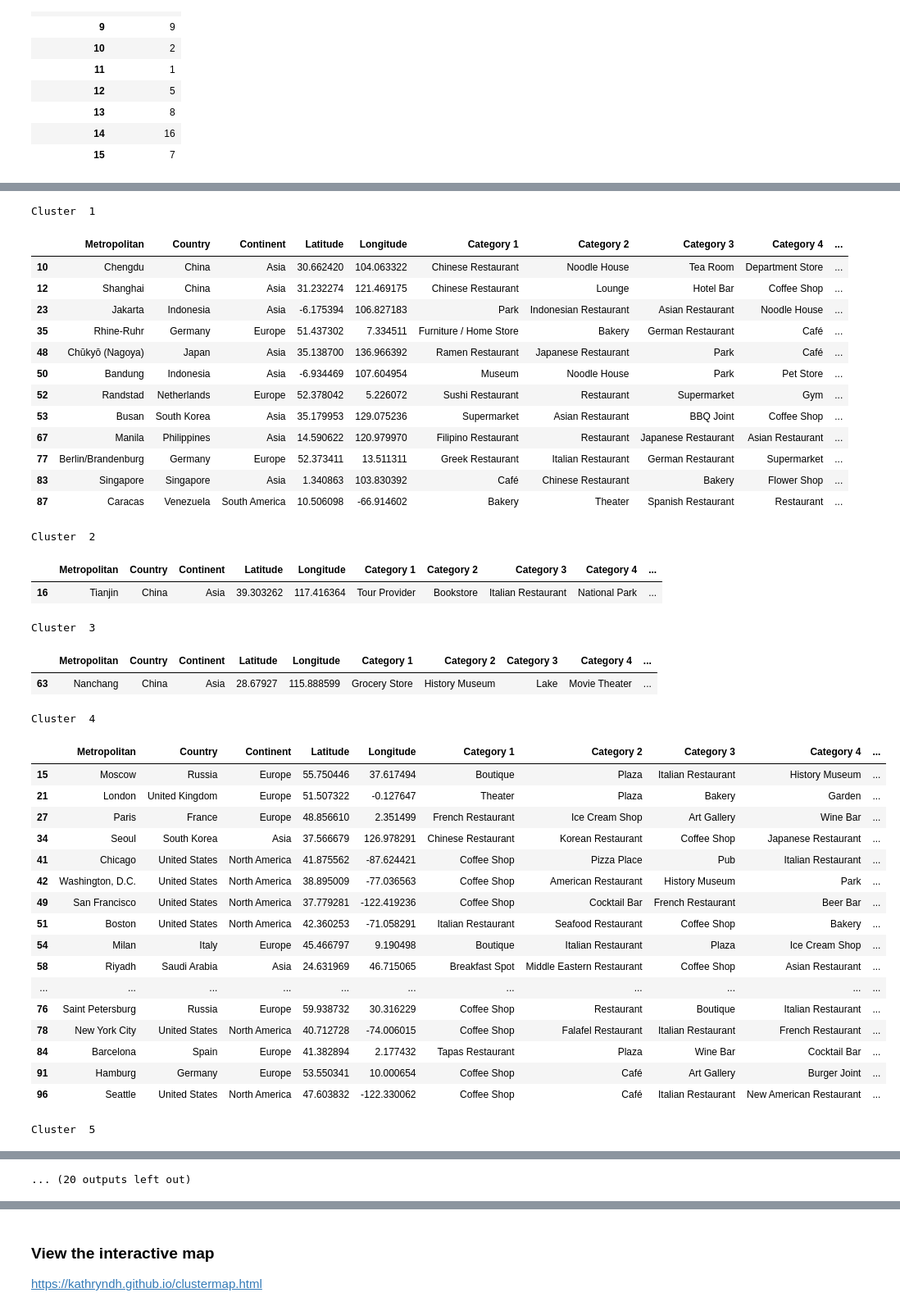
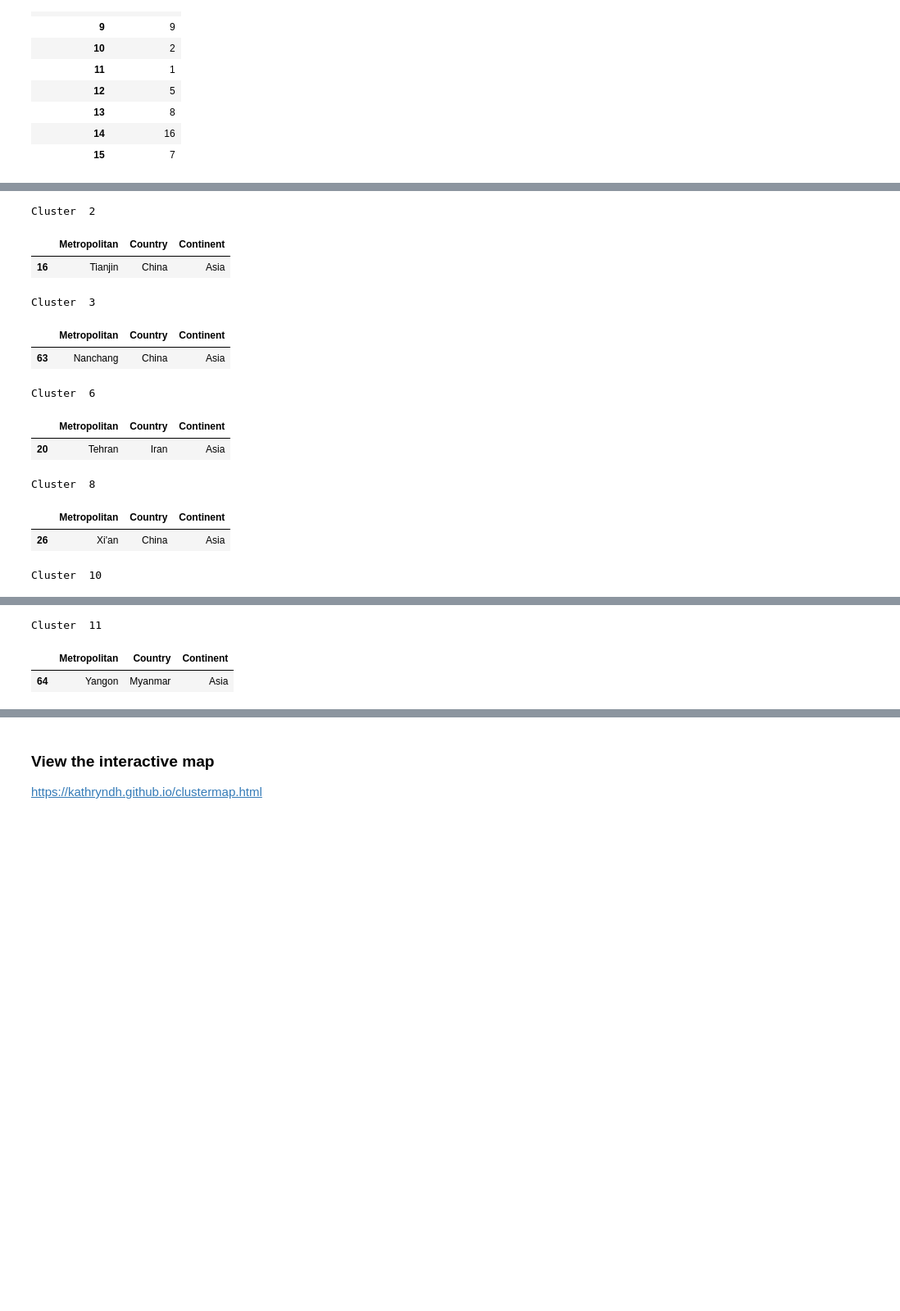
Before and after one commit to KathrynDH/Battle-of-the-Neighborhoods-FinalProject, a Jupyter notebook: Explore the Clusters.ipynb, the cells around one changed output, grey strips where cells are left out. Shown at 82% size. Cells and saved outputs as stored; diff of their text form; code cells hidden in the pictures; blank space fills up the shorter version.

```diff
--- a/Explore the Clusters.ipynb
+++ b/Explore the Clusters.ipynb
@@ -56,3 +38,9 @@ df.head()
 | 2 | Mexico City | Mexico | North America | 19.432601 | -99.133342 | Mexican Restaurant | Art Museum | Museum | Arts & Crafts Store | ... |
 | 3 | São Paulo | Brazil | South America | -23.550651 | -46.633382 | Brazilian Restaurant | Japanese Restaurant | Café | Bakery | ... |
 | 4 | Lagos | Nigeria | Africa | 6.455057 | 3.394179 | Lounge | African Restaurant | Bar | Café | ... |
+# %%
+#Import Venue Count dataframe
+obj = resource.Object(bucket_name=bucket, key='VenueCatCount.json').get()
+df_cat = pd.read_json(io.BytesIO(obj['Body'].read()))
+df_cat.sort_index(inplace=True)
+df_cat.head()
@@ -79,3 +75,14 @@ df_count
 | 13 | 8 |
 | 14 | 16 |
 | 15 | 7 |
+# %%
+#Look at the areas and top categories in each cluster containing more than 2 metro areas in the cluster
+dftemp = df.loc[:,['Metropolitan','Cluster Labels']]
+df_New = dftemp.join(df_cat.set_index('Metro'), on='Metropolitan')
+dfR = df_New.groupby('Cluster Labels', as_index=False).sum()
+for i in df_count[df_count['Metropolitan']>2].index:
+    print('Cluster ',i)
+    print('Top 10 venue categpries:')
+    print(*dfR[dfR['Cluster Labels'] == i].drop('Cluster Labels',axis=1).sort_values(by=i, axis = 1, ascending=False).iloc[:,range(10)].columns,sep=', ')
+    with pd.option_context('display.max_rows', None):
+        display(df[df['Cluster Labels']==i].iloc[:,range(3)])
@@ -82,8 +171,7 @@ df_count
 # %%
-#Look at the metro areas in each cluster
-for i in df_count.index:
+#Look at the areas in clusters containing 1 or 2 metro areas in the cluster
+for i in df_count[df_count['Metropolitan']<=2].index:
     print('Cluster ',i)
-    with pd.option_context('display.max_rows', None):
-        display(df[df['Cluster Labels']==i])
+    display(df[df['Cluster Labels']==i].iloc[:,range(3)])
 # %% [output]
 Cluster  0
@@ -92,39 +180,13 @@ Cluster  0
-Cluster  1
+Cluster  2
-|  | Metropolitan | Country | Continent | Latitude | Longitude | Category 1 | Category 2 | Category 3 | Category 4 | ... |
-| 10 | Chengdu | China | Asia | 30.662420 | 104.063322 | Chinese Restaurant | Noodle House | Tea Room | Department Store | ... |
-| 12 | Shanghai | China | Asia | 31.232274 | 121.469175 | Chinese Restaurant | Lounge | Hotel Bar | Coffee Shop | ... |
-| 23 | Jakarta | Indonesia | Asia | -6.175394 | 106.827183 | Park | Indonesian Restaurant | Asian Restaurant | Noodle House | ... |
-| 35 | Rhine-Ruhr | Germany | Europe | 51.437302 | 7.334511 | Furniture / Home Store | Bakery | German Restaurant | Café | ... |
-| 48 | Chūkyō (Nagoya) | Japan | Asia | 35.138700 | 136.966392 | Ramen Restaurant | Japanese Restaurant | Park | Café | ... |
-| 50 | Bandung | Indonesia | Asia | -6.934469 | 107.604954 | Museum | Noodle House | Park | Pet Store | ... |
-| 52 | Randstad | Netherlands | Europe | 52.378042 | 5.226072 | Sushi Restaurant | Restaurant | Supermarket | Gym | ... |
-| 53 | Busan | South Korea | Asia | 35.179953 | 129.075236 | Supermarket | Asian Restaurant | BBQ Joint | Coffee Shop | ... |
-| 67 | Manila | Philippines | Asia | 14.590622 | 120.979970 | Filipino Restaurant | Restaurant | Japanese Restaurant | Asian Restaurant | ... |
-| 77 | Berlin/Brandenburg | Germany | Europe | 52.373411 | 13.511311 | Greek Restaurant | Italian Restaurant | German Restaurant | Supermarket | ... |
-| 83 | Singapore | Singapore | Asia | 1.340863 | 103.830392 | Café | Chinese Restaurant | Bakery | Flower Shop | ... |
-| 87 | Caracas | Venezuela | South America | 10.506098 | -66.914602 | Bakery | Theater | Spanish Restaurant | Restaurant | ... |
+|  | Metropolitan | Country | Continent |
+| 16 | Tianjin | China | Asia |
-Cluster  2
+Cluster  3
-|  | Metropolitan | Country | Continent | Latitude | Longitude | Category 1 | Category 2 | Category 3 | Category 4 | ... |
-| 16 | Tianjin | China | Asia | 39.303262 | 117.416364 | Tour Provider | Bookstore | Italian Restaurant | National Park | ... |
+|  | Metropolitan | Country | Continent |
+| 63 | Nanchang | China | Asia |
-Cluster  3
+Cluster  6
-|  | Metropolitan | Country | Continent | Latitude | Longitude | Category 1 | Category 2 | Category 3 | Category 4 | ... |
-| 63 | Nanchang | China | Asia | 28.67927 | 115.888599 | Grocery Store | History Museum | Lake | Movie Theater | ... |
+|  | Metropolitan | Country | Continent |
+| 20 | Tehran | Iran | Asia |
-Cluster  4
+Cluster  8
-|  | Metropolitan | Country | Continent | Latitude | Longitude | Category 1 | Category 2 | Category 3 | Category 4 | ... |
-| 15 | Moscow | Russia | Europe | 55.750446 | 37.617494 | Boutique | Plaza | Italian Restaurant | History Museum | ... |
-| 21 | London | United Kingdom | Europe | 51.507322 | -0.127647 | Theater | Plaza | Bakery | Garden | ... |
-| 27 | Paris | France | Europe | 48.856610 | 2.351499 | French Restaurant | Ice Cream Shop | Art Gallery | Wine Bar | ... |
-| 34 | Seoul | South Korea | Asia | 37.566679 | 126.978291 | Chinese Restaurant | Korean Restaurant | Coffee Shop | Japanese Restaurant | ... |
-| 41 | Chicago | United States | North America | 41.875562 | -87.624421 | Coffee Shop | Pizza Place | Pub | Italian Restaurant | ... |
-| 42 | Washington, D.C. | United States | North America | 38.895009 | -77.036563 | Coffee Shop | American Restaurant | History Museum | Park | ... |
-| 49 | San Francisco | United States | North America | 37.779281 | -122.419236 | Coffee Shop | Cocktail Bar | French Restaurant | Beer Bar | ... |
-| 51 | Boston | United States | North America | 42.360253 | -71.058291 | Italian Restaurant | Seafood Restaurant | Coffee Shop | Bakery | ... |
-| 54 | Milan | Italy | Europe | 45.466797 | 9.190498 | Boutique | Italian Restaurant | Plaza | Ice Cream Shop | ... |
-| 58 | Riyadh | Saudi Arabia | Asia | 24.631969 | 46.715065 | Breakfast Spot | Middle Eastern Restaurant | Coffee Shop | Asian Restaurant | ... |
-| ... | ... | ... | ... | ... | ... | ... | ... | ... | ... | ... |
-| 76 | Saint Petersburg | Russia | Europe | 59.938732 | 30.316229 | Coffee Shop | Restaurant | Boutique | Italian Restaurant | ... |
-| 78 | New York City | United States | North America | 40.712728 | -74.006015 | Coffee Shop | Falafel Restaurant | Italian Restaurant | French Restaurant | ... |
-| 84 | Barcelona | Spain | Europe | 41.382894 | 2.177432 | Tapas Restaurant | Plaza | Wine Bar | Cocktail Bar | ... |
-| 91 | Hamburg | Germany | Europe | 53.550341 | 10.000654 | Coffee Shop | Café | Art Gallery | Burger Joint | ... |
-| 96 | Seattle | United States | North America | 47.603832 | -122.330062 | Coffee Shop | Café | Italian Restaurant | New American Restaurant | ... |
+|  | Metropolitan | Country | Continent |
+| 26 | Xi'an | China | Asia |
-Cluster  5
+Cluster  10
@@ -140,4 +196,6 @@ Cluster  5
-... (20 outputs left out)
+Cluster  11
+|  | Metropolitan | Country | Continent |
+| 64 | Yangon | Myanmar | Asia |
 # %%
 #Create an interactive folium map with different color markers for each cluster
 map_clusters = folium.Map(location=[0,0], zoom_start=2)
```
Also changed, not shown: parts of 4 cells of this notebook.
